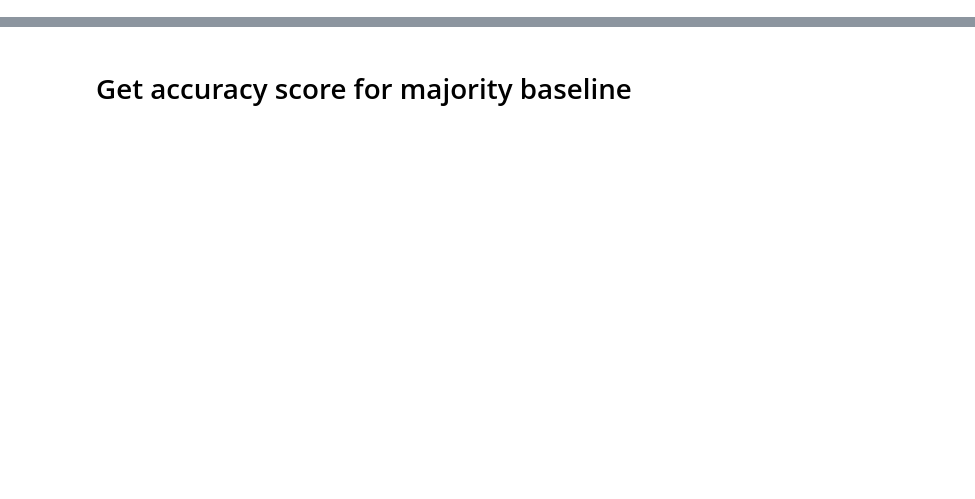
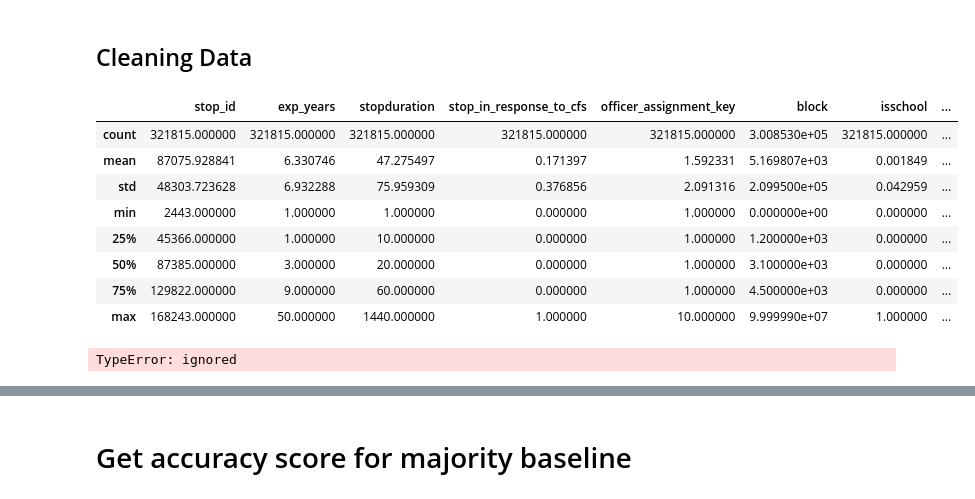
Before and after one commit to xander-bennett/San-Diego-Police-Data, a Jupyter notebook: San Diego Police Data/San Diego Data Notebook.ipynb, the cells around one changed output, grey strips where cells are left out. Saved outputs shown, nothing was run; the diff lists cells and outputs as text; code cells hidden in the pictures; blank space fills up the shorter version.

```diff
--- a/San Diego Police Data/San Diego Data Notebook.ipynb
+++ b/San Diego Police Data/San Diego Data Notebook.ipynb
@@ -202,0 +1,43 @@ features = df.columns.drop('result')
+# %%
+import pandas as pd
+import matplotlib.pyplot as plt
+import numpy as np
+from joblib import load, dump
+from functools import reduce
+import category_encoders as ce
+from sklearn.ensemble import RandomForestClassifier
+from sklearn.pipeline import make_pipeline
+from sklearn.model_selection import train_test_split
+from sklearn.impute import SimpleImputer
+import eli5
+from eli5.sklearn import PermutationImportance
+%matplotlib inline
+import seaborn as sns
+from sklearn.metrics import confusion_matrix
+from sklearn.utils.multiclass import unique_labels
+from sklearn.metrics import classification_report
+from sklearn.metrics import roc_auc_score
+import matplotlib.pyplot as plt
+from sklearn.metrics import roc_curve
+
+
+## If using google colab, run these installations
+# !pip install --upgrade eli5
+# !pip install --upgrade category_encoders
+
+# reading in data
+police1 = pd.read_csv('https://raw.githubusercontent.com/xander-bennett/San-Diego-Police-Data/master/San%20Diego%20Police%20Data/Data/ripa_stops_datasd.csv',sep=',')
+police2 = pd.read_csv('https://raw.githubusercontent.com/xander-bennett/San-Diego-Police-Data/master/San%20Diego%20Police%20Data/Data/ripa_stop_reason_datasd.csv',sep=',')
+police3 = pd.read_csv('https://raw.githubusercontent.com/xander-bennett/San-Diego-Police-Data/master/San%20Diego%20Police%20Data/Data/ripa_race_datasd.csv',sep=',')
+police4 = pd.read_csv('https://raw.githubusercontent.com/xander-bennett/San-Diego-Police-Data/master/San%20Diego%20Police%20Data/Data/ripa_stop_result_datasd.csv',sep=',')
+police5 = pd.read_csv('https://raw.githubusercontent.com/xander-bennett/San-Diego-Police-Data/master/San%20Diego%20Police%20Data/Data/ripa_actions_taken_datasd.csv',sep=',')
+
+# Merge dataframes
+police_merged_1 = pd.merge(police1, police2, how='inner')
+police_merged_2 = pd.merge(police3, police4, how='inner')
+police_merged_3= pd.merge(police_merged_1, police_merged_2, how='inner')
+police = pd.merge(police_merged_3, police5, how='inner')
+
+
+print(police.shape)
+police.head()
@@ -202,0 +53,19 @@ features = df.columns.drop('result')
+# %% [markdown]
+## Cleaning Data
+# %%
+police.describe()
+# %% [output]
+|  | stop_id | exp_years | stopduration | stop_in_response_to_cfs | officer_assignment_key | block | isschool | ... |
+| count | 321815.000000 | 321815.000000 | 321815.000000 | 321815.000000 | 321815.000000 | 3.008530e+05 | 321815.000000 | ... |
+| mean | 87075.928841 | 6.330746 | 47.275497 | 0.171397 | 1.592331 | 5.169807e+03 | 0.001849 | ... |
+| std | 48303.723628 | 6.932288 | 75.959309 | 0.376856 | 2.091316 | 2.099500e+05 | 0.042959 | ... |
+| min | 2443.000000 | 1.000000 | 1.000000 | 0.000000 | 1.000000 | 0.000000e+00 | 0.000000 | ... |
+| 25% | 45366.000000 | 1.000000 | 10.000000 | 0.000000 | 1.000000 | 1.200000e+03 | 0.000000 | ... |
+| 50% | 87385.000000 | 3.000000 | 20.000000 | 0.000000 | 1.000000 | 3.100000e+03 | 0.000000 | ... |
+| 75% | 129822.000000 | 9.000000 | 60.000000 | 0.000000 | 1.000000 | 4.500000e+03 | 0.000000 | ... |
+| max | 168243.000000 | 50.000000 | 1440.000000 | 1.000000 | 10.000000 | 9.999990e+07 | 1.000000 | ... |
+# %%
+# filtering out extreme age values
+df_adv = df_adv[(df_adv['Age'] < 100) & (df_adv['Age'] >= 18)]
+# %% [output]
+TypeError: ignored
```
Also changed, not shown: parts of 89 cells of this notebook.
